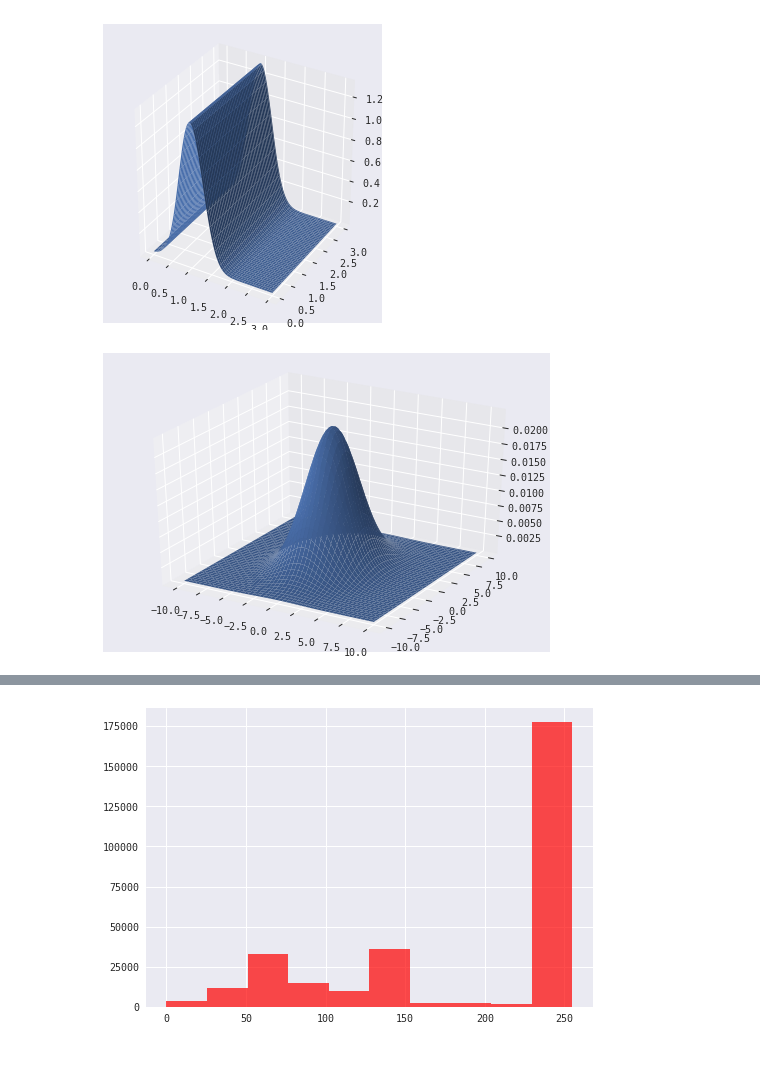
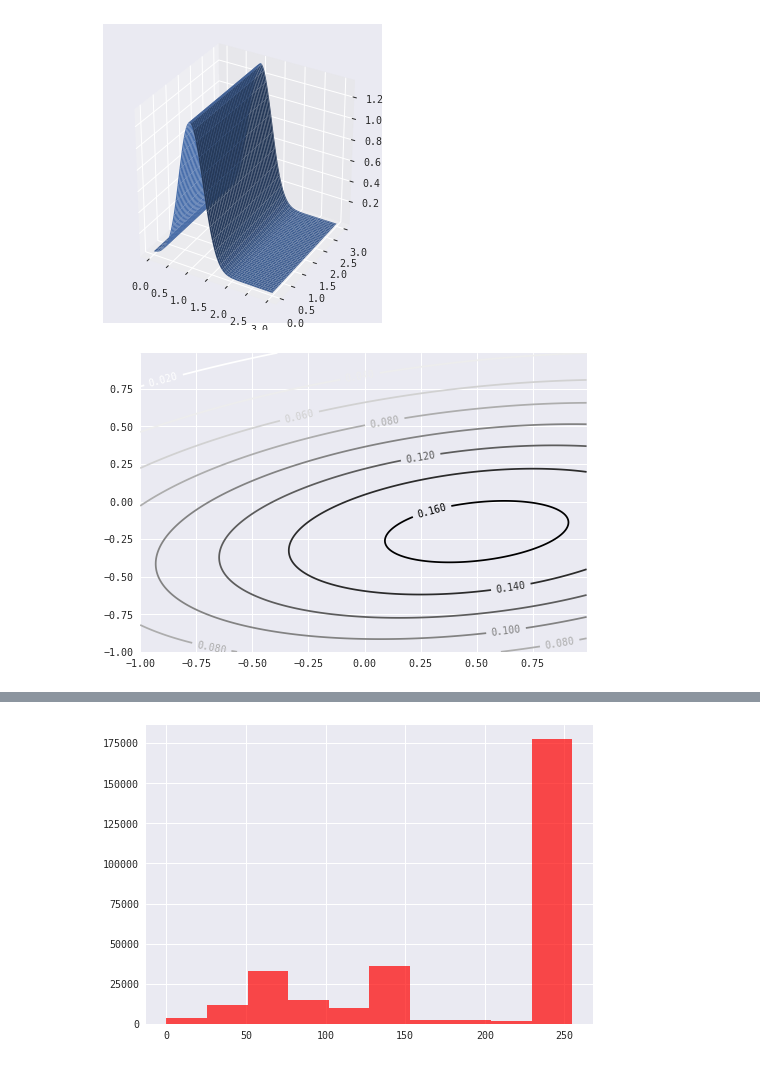
Before and after one commit to DentonJC/DA, a Jupyter notebook: CW1.ipynb, the cells around one changed output, grey strips where cells are left out. Drawn from its saved outputs; the diff is of its cells as text; code cells hidden in the pictures.

```diff
--- a/CW1.ipynb
+++ b/CW1.ipynb
@@ -156,30 +156,20 @@ surf = plot.plot_surface(x, y, z)
 plt.show()
 # %% [output]
 [figure]
-# %%
-#Task 7
-
-fig = plt.figure()
-plot = fig.gca(projection='3d')
-
-mu_x = 0
-var_x = 5
-
-mu_y = 0
-var_y = 10
-
-x = np.linspace(-10,10,100)
-y = np.linspace(-10,10,100)
-x, y = np.meshgrid(x,y)
-
-pos = np.empty(x.shape + (2,))
-pos[:, :, 0] = x; pos[:, :, 1] = y
-rv = multivariate_normal([mu_x, mu_y], [[var_x, 0], [0, var_y]])
-
-surf = plot.plot_surface(x, y, rv.pdf(pos))
-plt.show()
-# %% [output]
-[figure, removed]
+# %%
+#Task 7
+from scipy.stats import multivariate_normal
+x, y = np.mgrid[-1:1:.01, -1:1:.01]
+pos = np.empty(x.shape + (2,))
+pos[:, :, 0] = x; pos[:, :, 1] = y
+rv = multivariate_normal(mean = [0.5, -0.2], cov = [[2.0, 0.3], [0.3, 0.5]])
+plt.figure()
+
+CS = plt.contour(x, y, rv.pdf(pos))
+plt.clabel(CS, inline=2, fontsize=10)
+plt.show()
+# %% [output]
+[figure, added]
 # %%
 #Task 8
 
```
Also changed, not shown: parts of 4 cells of this notebook, 3 other files.
